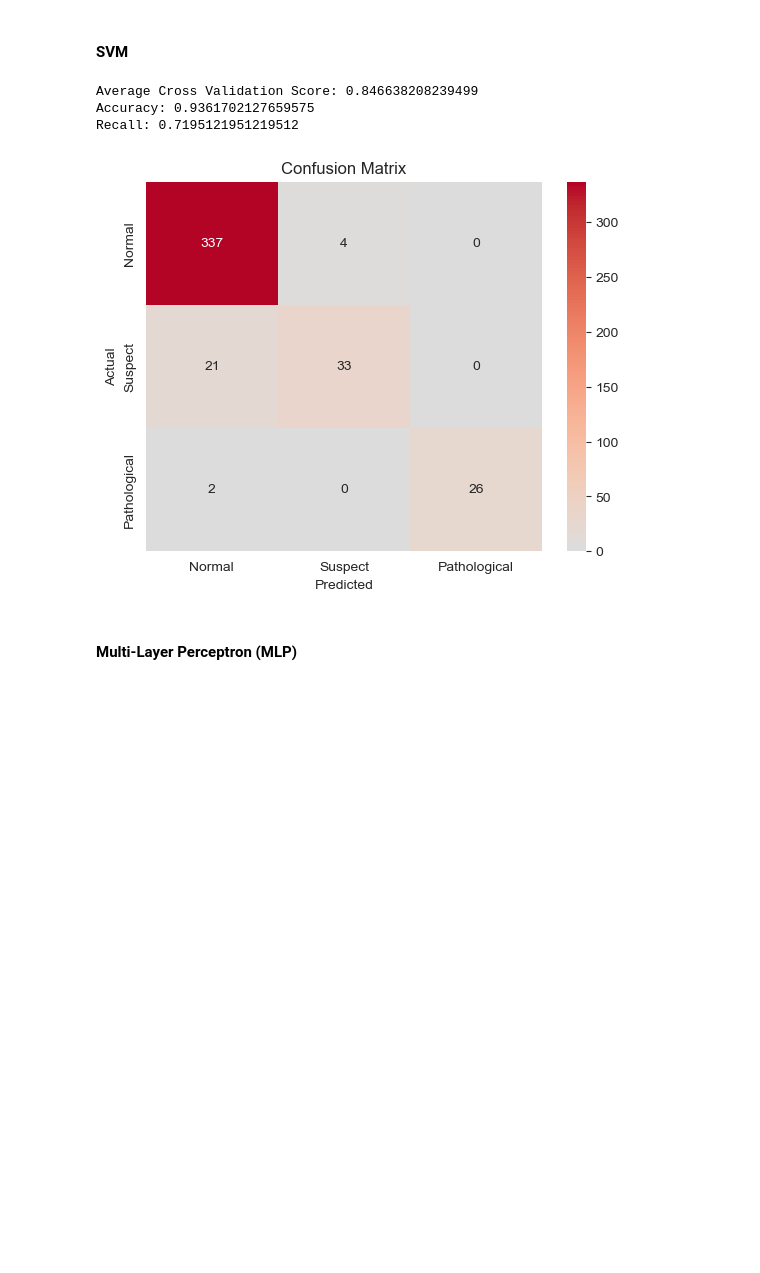
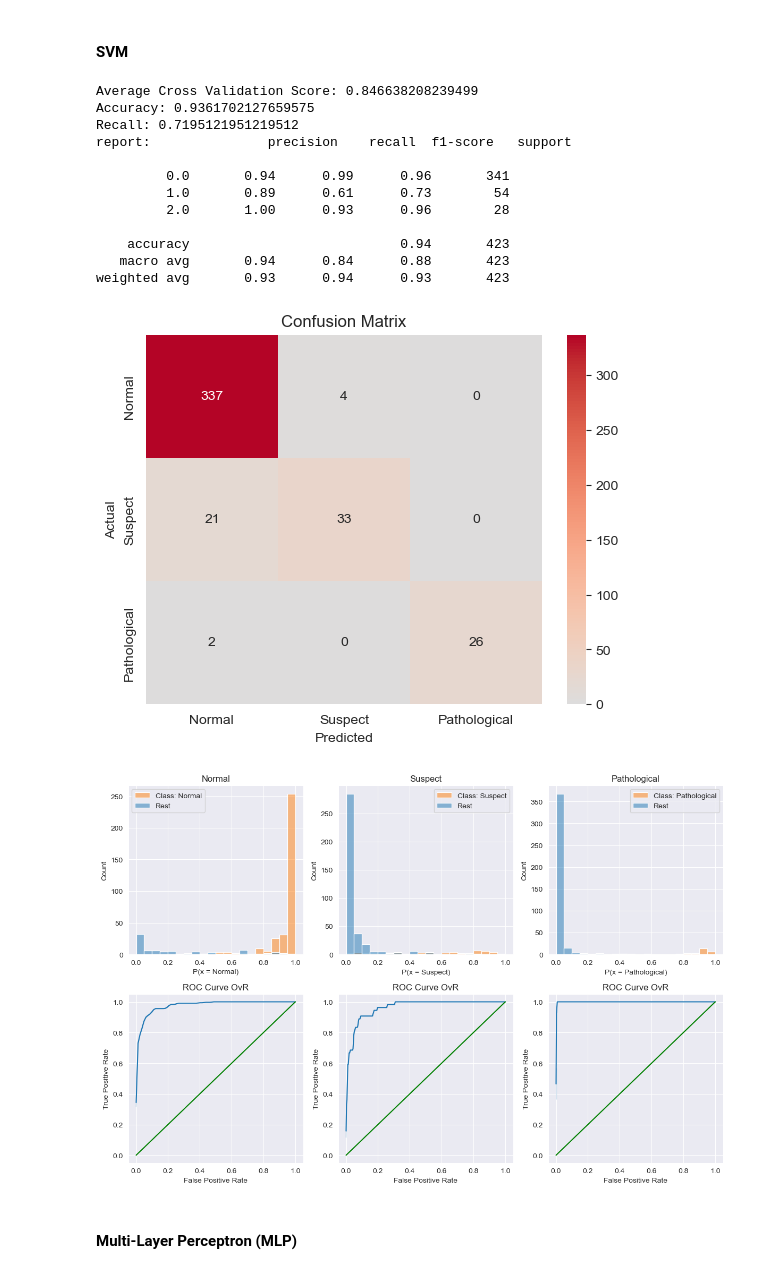
Before and after one commit to JinchenG000/ece9039, a Jupyter notebook: Fetal-Health-Classification.ipynb, the cells around one changed output. Cells and saved outputs as stored; diff of their text form; code cells hidden in the pictures; blank space fills up the shorter version.

```diff
--- a/Fetal-Health-Classification.ipynb
+++ b/Fetal-Health-Classification.ipynb
@@ -284,20 +430,33 @@ Recall: 0.6829268292682927
 # %%
 from sklearn.svm import SVC
 # using cross validation to evaluate the model
 pipeline=Pipeline(steps=[('scaler',StandardScaler()),('pca',PCA(n_components=0.95)),('model',SVC())])
 mean_score=cross_val_score(estimator=pipeline,X=features_data,y=target_data, cv=5, scoring='accuracy').mean()
 print(f"Average Cross Validation Score: {mean_score}")
 
 # train and test the model
-nl_svm_model = SVC()
+nl_svm_model = SVC(probability=True)
 nl_svm_model.fit(X_train_pca, y_train)
 y_pred = nl_svm_model.predict(X_test_pca)
 plot_result(y_test, y_pred)
+
+y_pred_proba = nl_svm_model.predict_proba(X_test_pca)
+auc_score(nl_svm_model, y_test, y_pred_proba)
 # %% [output]
 Average Cross Validation Score: 0.846638208239499
 Accuracy: 0.9361702127659575
 Recall: 0.7195121951219512
+report:               precision    recall  f1-score   support
+
+         0.0       0.94      0.99      0.96       341
+         1.0       0.89      0.61      0.73        54
+         2.0       1.00      0.93      0.96        28
+
+    accuracy                           0.94       423
+   macro avg       0.94      0.84      0.88       423
+weighted avg       0.93      0.94      0.93       423
 [figure]
+[figure, added]
 # %% [markdown]
 #### Multi-Layer Perceptron (MLP)
 # %%
```
Also changed, not shown: parts of 9 cells of this notebook.
